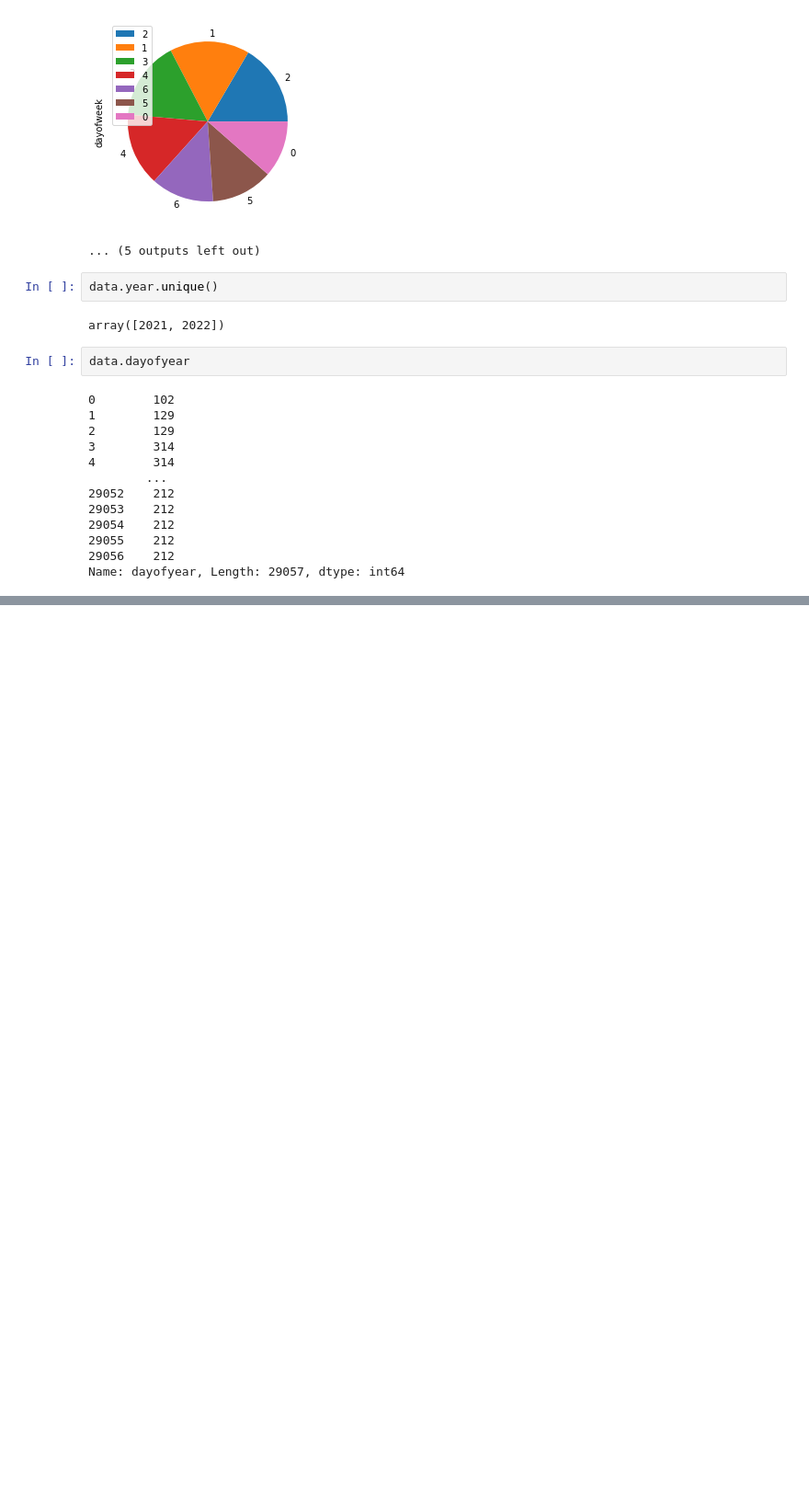
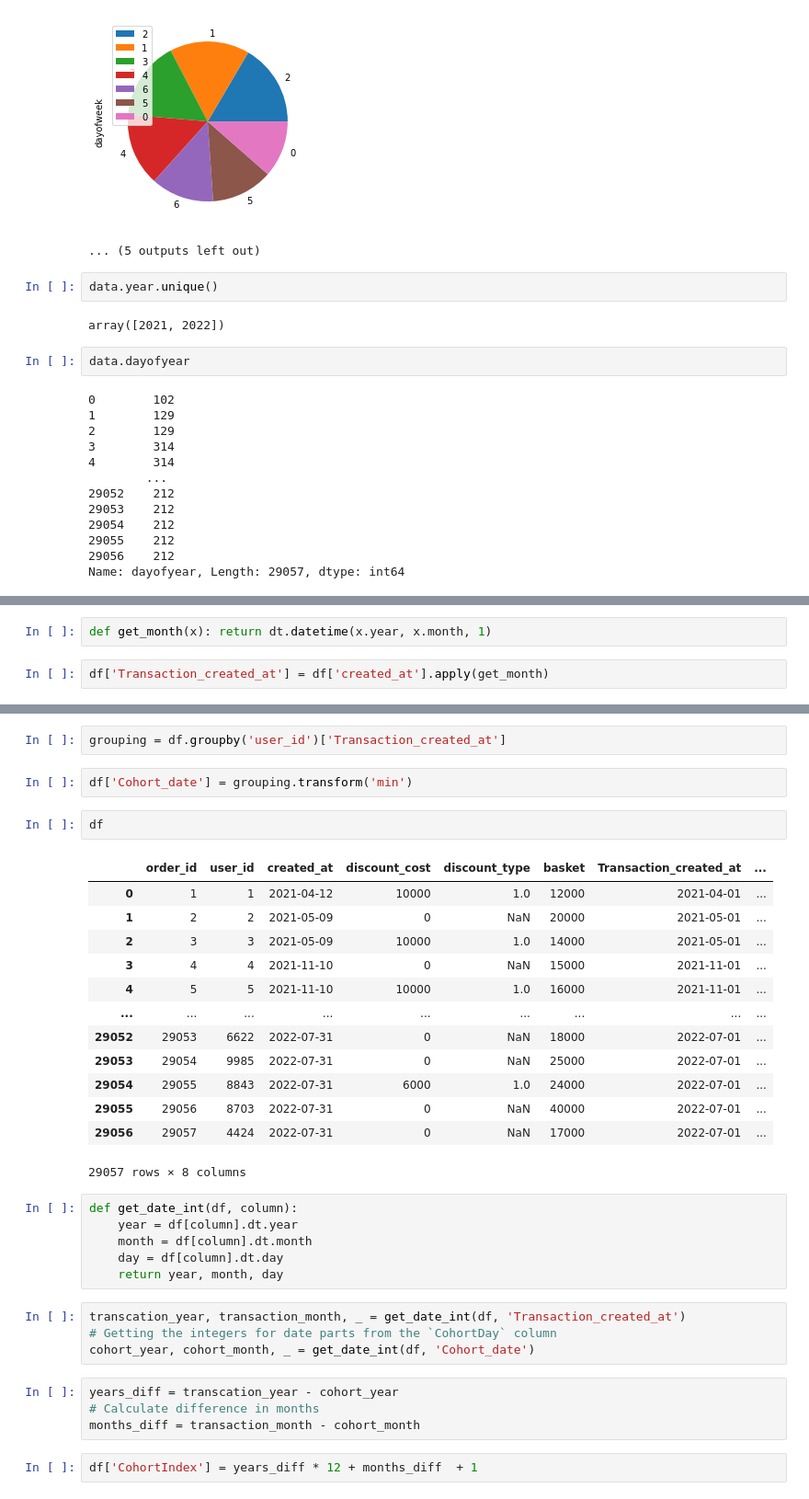
Before and after one commit to ali-talebi/Task_sf, a Jupyter notebook: Task1_sf.ipynb, the cells around one changed output, grey strips where cells are left out. Shown at 92% size. Saved outputs shown, nothing was run; the diff lists cells and outputs as text; blank space fills up the shorter version.

```diff
--- a/Task1_sf.ipynb
+++ b/Task1_sf.ipynb
@@ -310,0 +316,4 @@ Name: dayofyear, Length: 29057, dtype: int64
+# %%
+def get_month(x): return dt.datetime(x.year, x.month, 1)
+# %%
+df['Transaction_created_at'] = df['created_at'].apply(get_month)
@@ -310,0 +336,36 @@ Name: dayofyear, Length: 29057, dtype: int64
+# %%
+grouping = df.groupby('user_id')['Transaction_created_at']
+# %%
+df['Cohort_date'] = grouping.transform('min')
+# %%
+df
+# %% [output]
+|  | order_id | user_id | created_at | discount_cost | discount_type | basket | Transaction_created_at | ... |
+| 0 | 1 | 1 | 2021-04-12 | 10000 | 1.0 | 12000 | 2021-04-01 | ... |
+| 1 | 2 | 2 | 2021-05-09 | 0 | NaN | 20000 | 2021-05-01 | ... |
+| 2 | 3 | 3 | 2021-05-09 | 10000 | 1.0 | 14000 | 2021-05-01 | ... |
+| 3 | 4 | 4 | 2021-11-10 | 0 | NaN | 15000 | 2021-11-01 | ... |
+| 4 | 5 | 5 | 2021-11-10 | 10000 | 1.0 | 16000 | 2021-11-01 | ... |
+| ... | ... | ... | ... | ... | ... | ... | ... | ... |
+| 29052 | 29053 | 6622 | 2022-07-31 | 0 | NaN | 18000 | 2022-07-01 | ... |
+| 29053 | 29054 | 9985 | 2022-07-31 | 0 | NaN | 25000 | 2022-07-01 | ... |
+| 29054 | 29055 | 8843 | 2022-07-31 | 6000 | 1.0 | 24000 | 2022-07-01 | ... |
+| 29055 | 29056 | 8703 | 2022-07-31 | 0 | NaN | 40000 | 2022-07-01 | ... |
+| 29056 | 29057 | 4424 | 2022-07-31 | 0 | NaN | 17000 | 2022-07-01 | ... |
+29057 rows × 8 columns
+# %%
+def get_date_int(df, column):
+    year = df[column].dt.year
+    month = df[column].dt.month
+    day = df[column].dt.day
+    return year, month, day
+# %%
+transcation_year, transaction_month, _ = get_date_int(df, 'Transaction_created_at')
+# Getting the integers for date parts from the `CohortDay` column
+cohort_year, cohort_month, _ = get_date_int(df, 'Cohort_date')
+# %%
+years_diff = transcation_year - cohort_year
+# Calculate difference in months
+months_diff = transaction_month - cohort_month
+# %%
+df['CohortIndex'] = years_diff * 12 + months_diff  + 1
```
Also changed, not shown: parts of 16 cells of this notebook.
